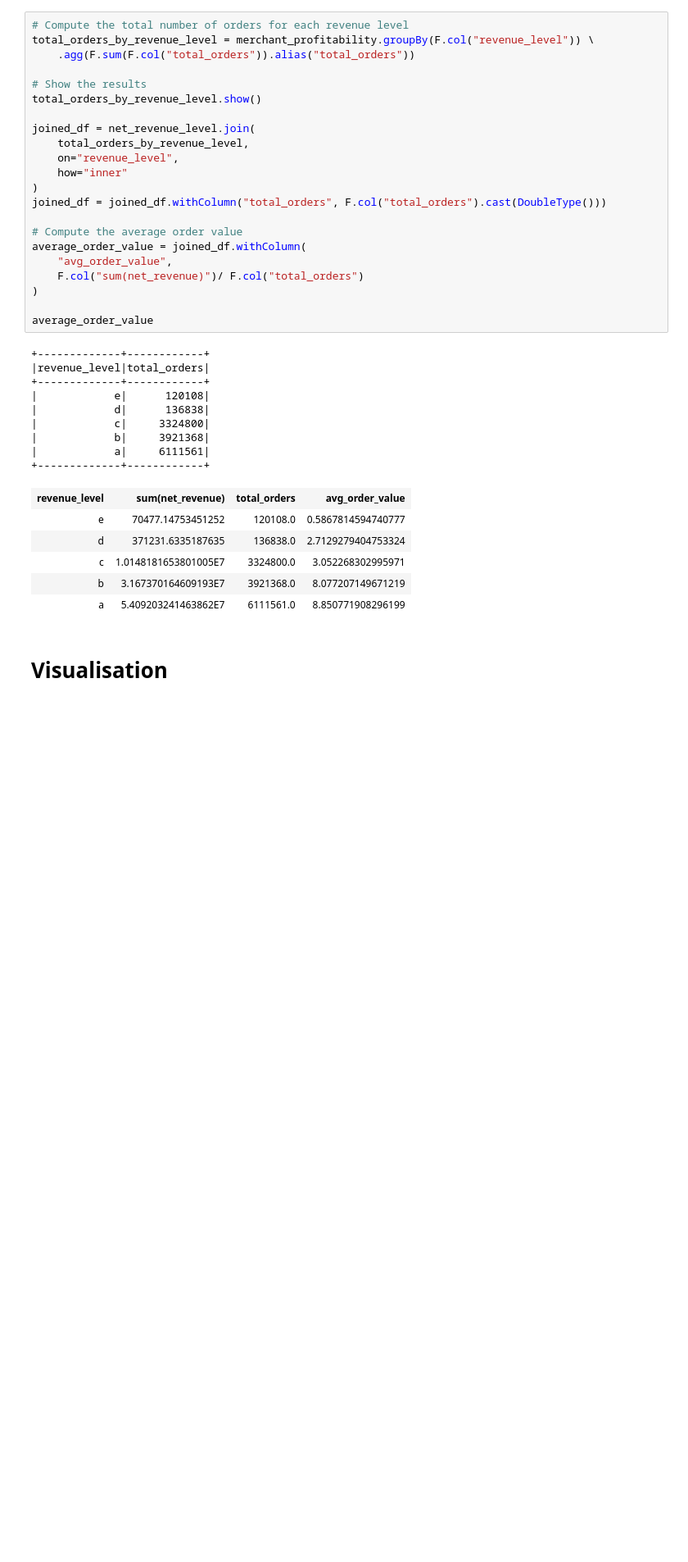
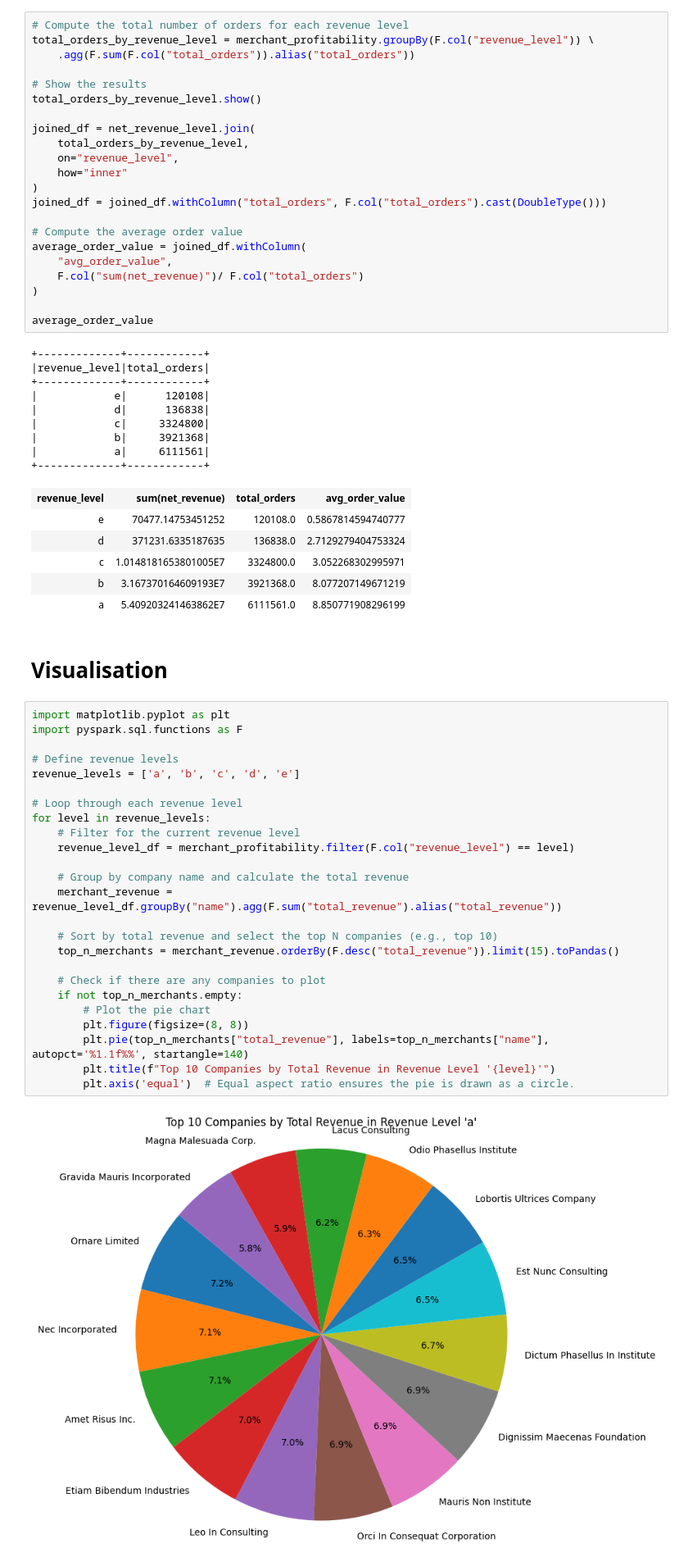
Before and after one commit to MAST30034-AppliedDataScience/project-2-group-buy-now-pay-later-industry-project-9, a Jupyter notebook: notebooks/ETL_pipeline.ipynb, the cells around one changed output. Shown at 82% size. Cells and saved outputs as stored; diff of their text form; blank space fills up the shorter version.

Commit message:
Added Boxplot and Pie Chart

```diff
--- a/notebooks/ETL_pipeline.ipynb
+++ b/notebooks/ETL_pipeline.ipynb
@@ -569,3 +574,30 @@ average_order_value
 | a | 5.409203241463862E7 | 6111561.0 | 8.850771908296199 |
 # %% [markdown]
 # Visualisation
+# %%
+import matplotlib.pyplot as plt
+import pyspark.sql.functions as F
+
+# Define revenue levels
+revenue_levels = ['a', 'b', 'c', 'd', 'e']
+
+# Loop through each revenue level
+for level in revenue_levels:
+    # Filter for the current revenue level
+    revenue_level_df = merchant_profitability.filter(F.col("revenue_level") == level)
+
+    # Group by company name and calculate the total revenue
+    merchant_revenue = revenue_level_df.groupBy("name").agg(F.sum("total_revenue").alias("total_revenue"))
+
+    # Sort by total revenue and select the top N companies (e.g., top 10)
+    top_n_merchants = merchant_revenue.orderBy(F.desc("total_revenue")).limit(15).toPandas()
+
+    # Check if there are any companies to plot
+    if not top_n_merchants.empty:
+        # Plot the pie chart
+        plt.figure(figsize=(8, 8))
+        plt.pie(top_n_merchants["total_revenue"], labels=top_n_merchants["name"], autopct='%1.1f%%', startangle=140)
+        plt.title(f"Top 10 Companies by Total Revenue in Revenue Level '{level}'")
+        plt.axis('equal')  # Equal aspect ratio ensures the pie is drawn as a circle.
+# %% [output]
+[figure, added]
```
Also changed, not shown: parts of 13 cells of this notebook.
